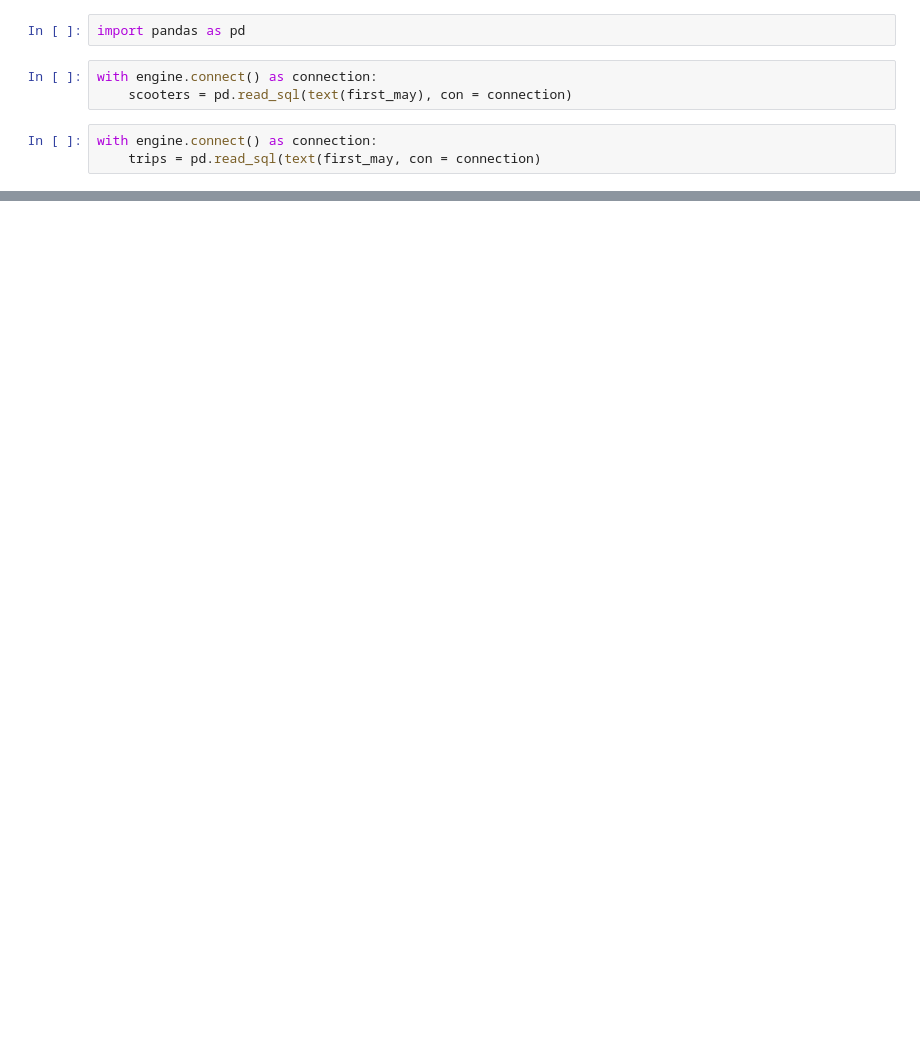
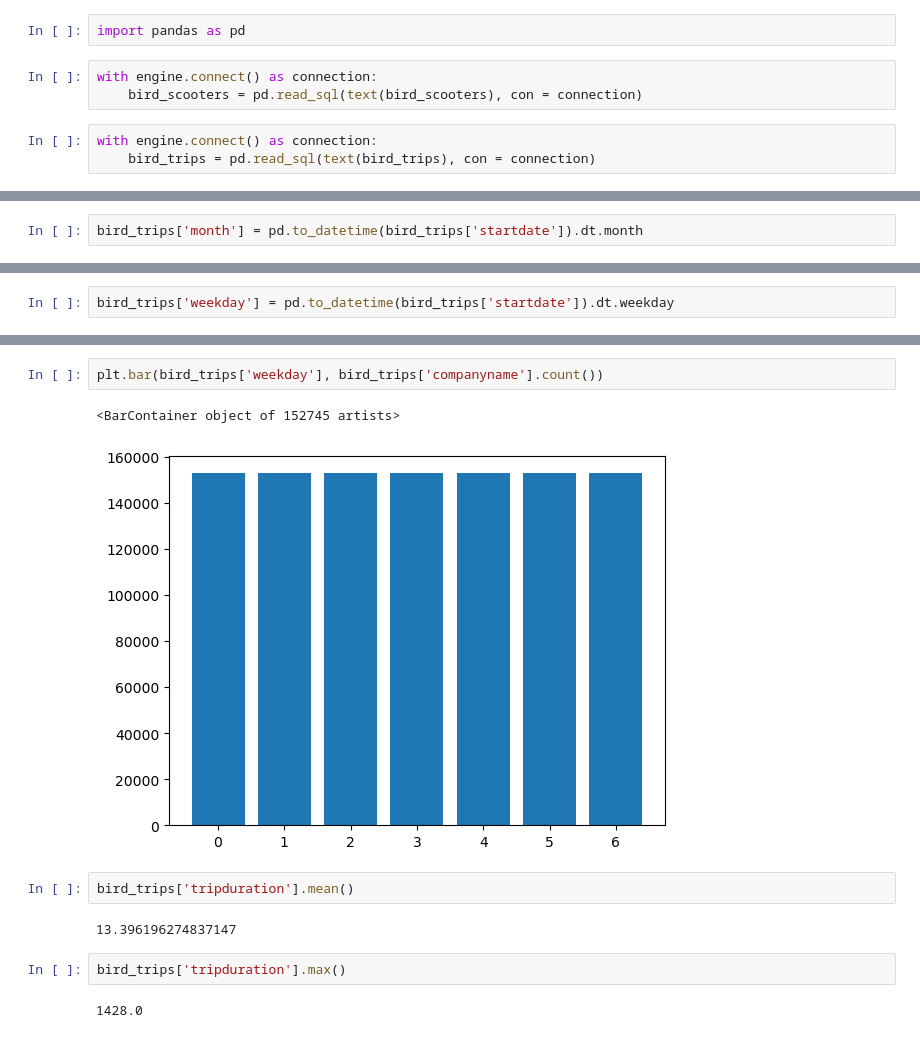
Before and after one commit to NSS-Full-Time-Data-Analytics-11/nashville-scooters-patches, a Jupyter notebook: notebooks/EDA_scooters.ipynb, the cells around one changed output, grey strips where cells are left out. Cells and saved outputs as stored; diff of their text form; blank space fills up the shorter version.

```diff
--- a/notebooks/EDA_scooters.ipynb
+++ b/notebooks/EDA_scooters.ipynb
@@ -23,7 +29,7 @@ result.fetchone()
 import pandas as pd
 # %%
 with engine.connect() as connection:
-    scooters = pd.read_sql(text(first_may), con = connection)
+    bird_scooters = pd.read_sql(text(bird_scooters), con = connection)
 # %%
 with engine.connect() as connection:
-    trips = pd.read_sql(text(first_may, con = connection)
+    bird_trips = pd.read_sql(text(bird_trips), con = connection)
@@ -44,0 +68,2 @@ dtype: int64
+# %%
+bird_trips['month'] = pd.to_datetime(bird_trips['startdate']).dt.month
@@ -44,0 +78,2 @@ dtype: int64
+# %%
+bird_trips['weekday'] = pd.to_datetime(bird_trips['startdate']).dt.weekday
@@ -44,0 +94,13 @@ dtype: int64
+# %%
+plt.bar(bird_trips['weekday'], bird_trips['companyname'].count())
+# %% [output]
+<BarContainer object of 152745 artists>
+[figure, added]
+# %%
+bird_trips['tripduration'].mean()
+# %% [output]
+13.396196274837147
+# %%
+bird_trips['tripduration'].max()
+# %% [output]
+1428.0
```
Also changed, not shown: parts of 25 cells of this notebook, 1 other file.
